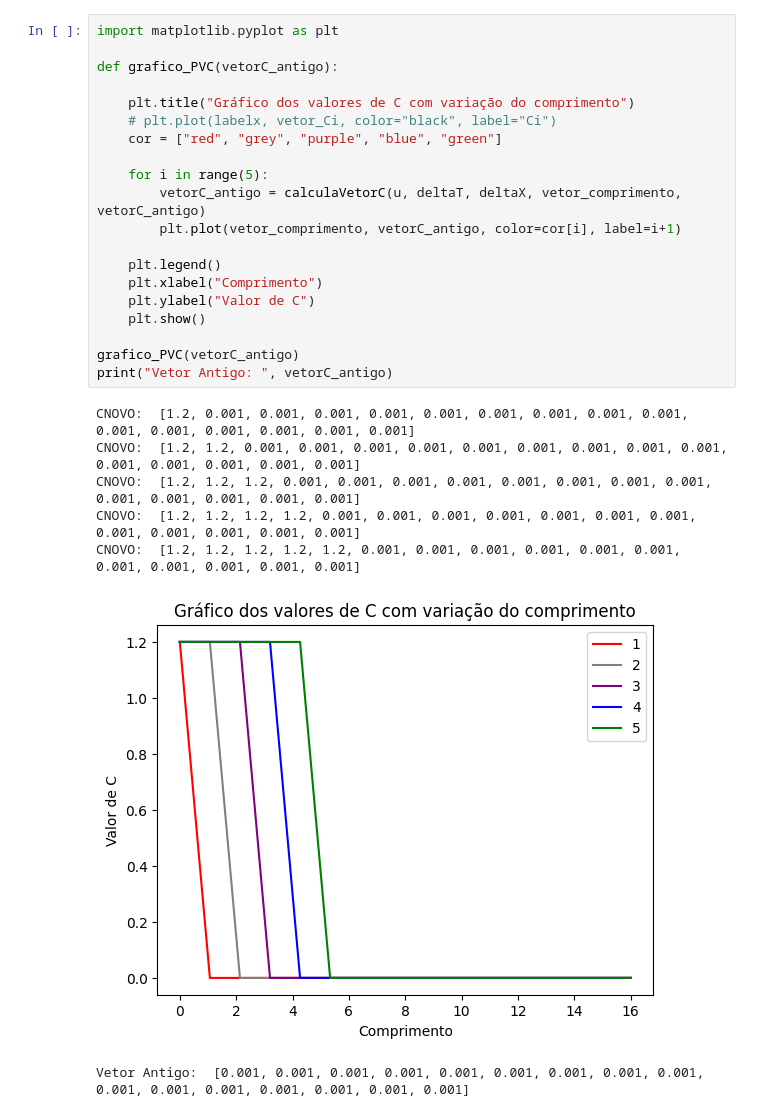
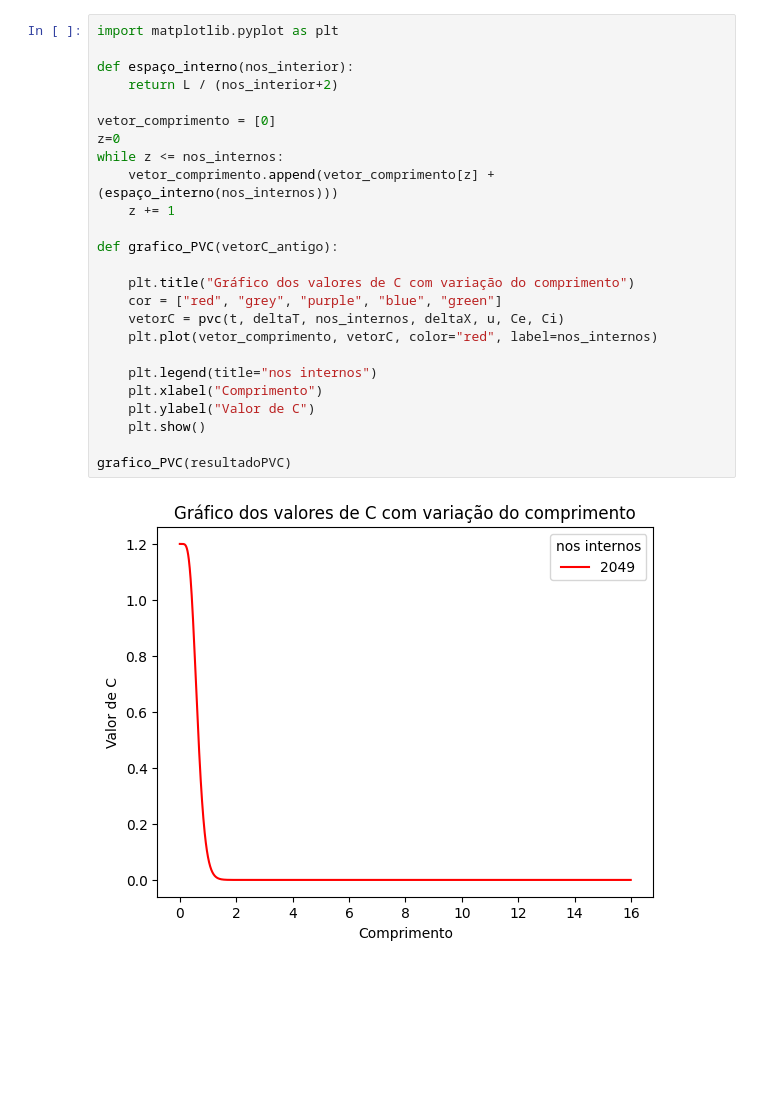
Before and after one commit to gusdiaso/metodosNumEqDiferenciais, a Jupyter notebook: trabalho_2/Trabalho_2_Parte_2.ipynb, the cells around one changed output. Drawn from its saved outputs; the diff is of its cells as text; blank space fills up the shorter version.

```diff
--- a/trabalho_2/Trabalho_2_Parte_2.ipynb
+++ b/trabalho_2/Trabalho_2_Parte_2.ipynb
@@ -50,28 +47,27 @@ DeltaT:  0.7111111111111111
 # %%
 import matplotlib.pyplot as plt
+
+def espaço_interno(nos_interior):
+    return L / (nos_interior+2)
+
+vetor_comprimento = [0]
+z=0
+while z <= nos_internos:
+    vetor_comprimento.append(vetor_comprimento[z] + (espaço_interno(nos_internos)))
+    z += 1
 
 def grafico_PVC(vetorC_antigo):
 
     plt.title("Gráfico dos valores de C com variação do comprimento")
-    # plt.plot(labelx, vetor_Ci, color="black", label="Ci")
     cor = ["red", "grey", "purple", "blue", "green"]
+    vetorC = pvc(t, deltaT, nos_internos, deltaX, u, Ce, Ci)
+    plt.plot(vetor_comprimento, vetorC, color="red", label=nos_internos)
 
-    for i in range(5):
-        vetorC_antigo = calculaVetorC(u, deltaT, deltaX, vetor_comprimento, vetorC_antigo)
-        plt.plot(vetor_comprimento, vetorC_antigo, color=cor[i], label=i+1)
-
-    plt.legend()
+    plt.legend(title="nos internos")
     plt.xlabel("Comprimento")
     plt.ylabel("Valor de C")
     plt.show()
 
-grafico_PVC(vetorC_antigo)
-print("Vetor Antigo: ", vetorC_antigo)
+grafico_PVC(resultadoPVC)
 # %% [output]
-CNOVO:  [1.2, 0.001, 0.001, 0.001, 0.001, 0.001, 0.001, 0.001, 0.001, 0.001, 0.001, 0.001, 0.001, 0.001, 0.001, 0.001]
-CNOVO:  [1.2, 1.2, 0.001, 0.001, 0.001, 0.001, 0.001, 0.001, 0.001, 0.001, 0.001, 0.001, 0.001, 0.001, 0.001, 0.001]
-CNOVO:  [1.2, 1.2, 1.2, 0.001, 0.001, 0.001, 0.001, 0.001, 0.001, 0.001, 0.001, 0.001, 0.001, 0.001, 0.001, 0.001]
-CNOVO:  [1.2, 1.2, 1.2, 1.2, 0.001, 0.001, 0.001, 0.001, 0.001, 0.001, 0.001, 0.001, 0.001, 0.001, 0.001, 0.001]
-CNOVO:  [1.2, 1.2, 1.2, 1.2, 1.2, 0.001, 0.001, 0.001, 0.001, 0.001, 0.001, 0.001, 0.001, 0.001, 0.001, 0.001]
-[figure, old version]
+[figure, new version]
-Vetor Antigo:  [0.001, 0.001, 0.001, 0.001, 0.001, 0.001, 0.001, 0.001, 0.001, 0.001, 0.001, 0.001, 0.001, 0.001, 0.001, 0.001]
```
Also changed, not shown: parts of 6 cells of this notebook, 1 other file.
